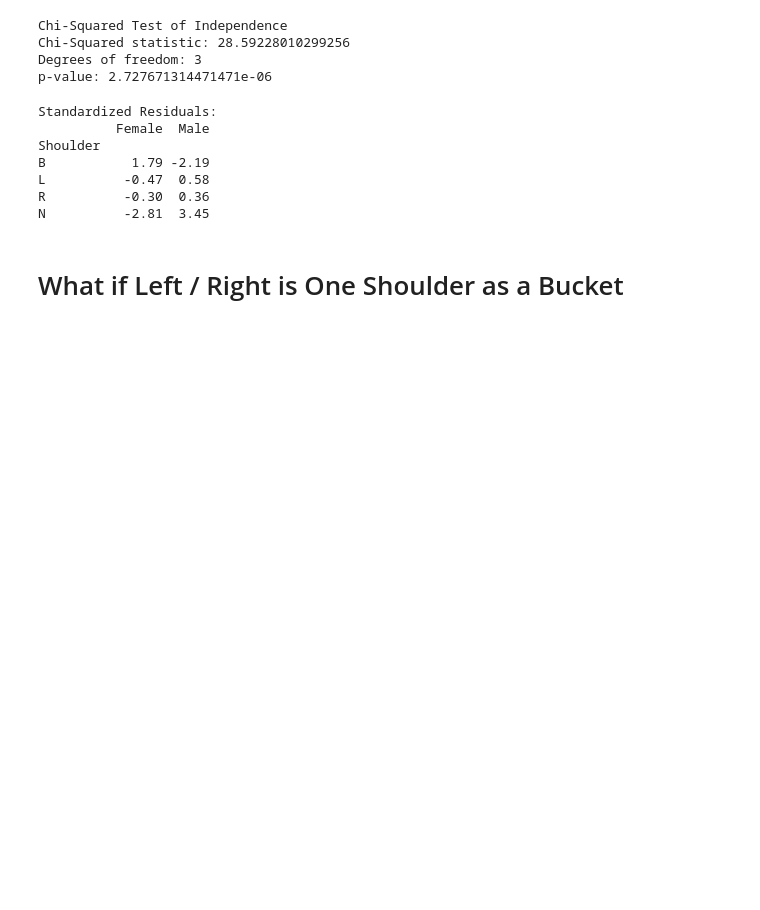
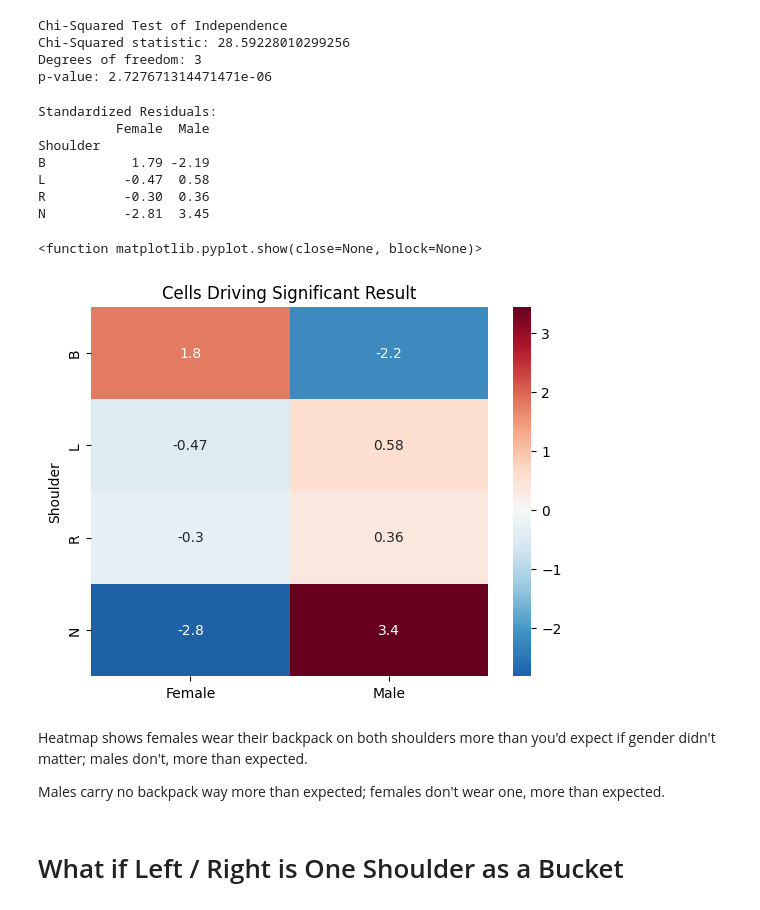
Before and after one commit to DominicTanzillo/510_Statistics, a Jupyter notebook: Freshman_Backpacks.ipynb, the cells around one changed output. Drawn from its saved outputs; the diff is of its cells as text; code cells hidden in the pictures; blank space fills up the shorter version.

Commit message:
Graphs and explanations for resdiduals results

```diff
--- a/Freshman_Backpacks.ipynb
+++ b/Freshman_Backpacks.ipynb
@@ -148,6 +148,18 @@ B           1.79 -2.19
 L          -0.47  0.58
 R          -0.30  0.36
 N          -2.81  3.45
+# %%
+import seaborn as sns
+sns.heatmap(residuals, annot=True, cmap='RdBu_r', center=0 )
+plt.title('Cells Driving Significant Result')
+plt.show
+# %% [output]
+<function matplotlib.pyplot.show(close=None, block=None)>
+[figure, added]
+# %% [markdown]
+Heatmap shows females wear their backpack on both shoulders more than you'd expect if gender didn't matter; males don't, more than expected.
+
+Males carry no backpack way more than expected; females don't wear one, more than expected.
 # %% [markdown]
 # What if Left / Right is One Shoulder as a Bucket
 # %%
```
Also changed, not shown: parts of 3 cells of this notebook.
